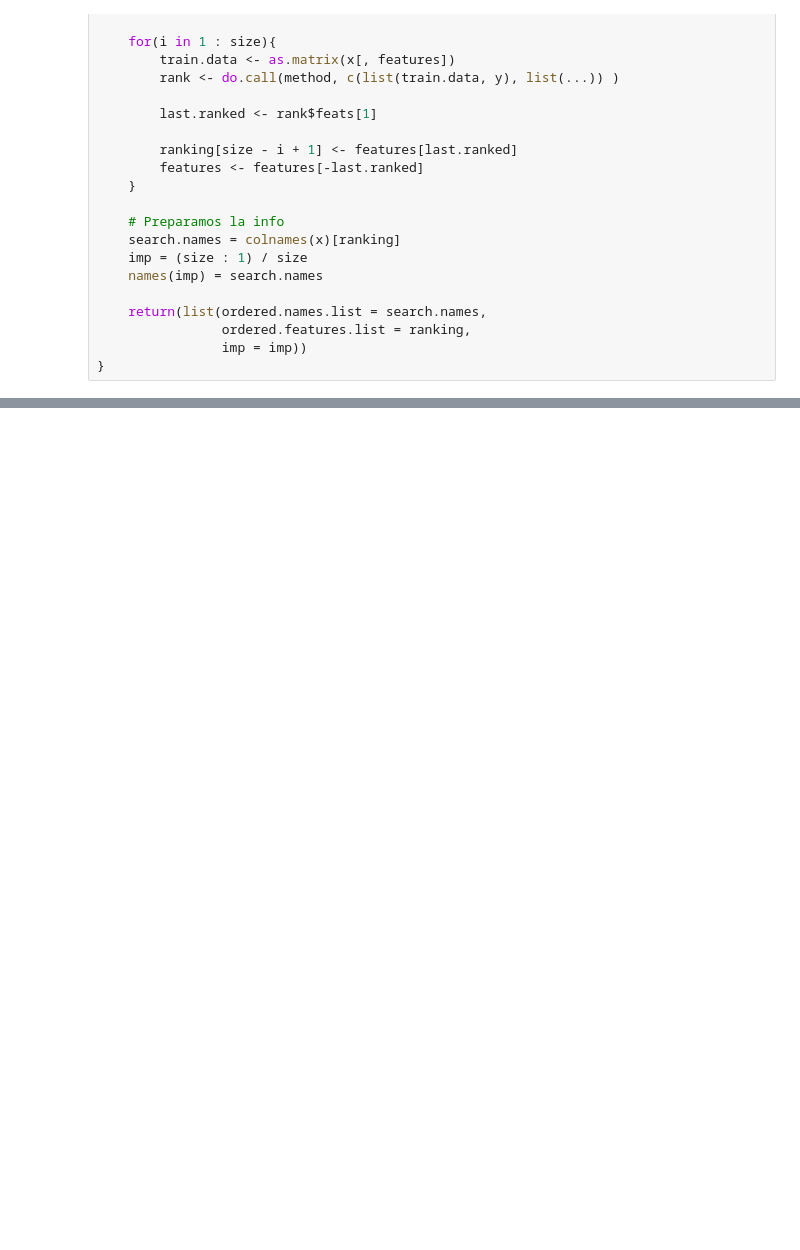
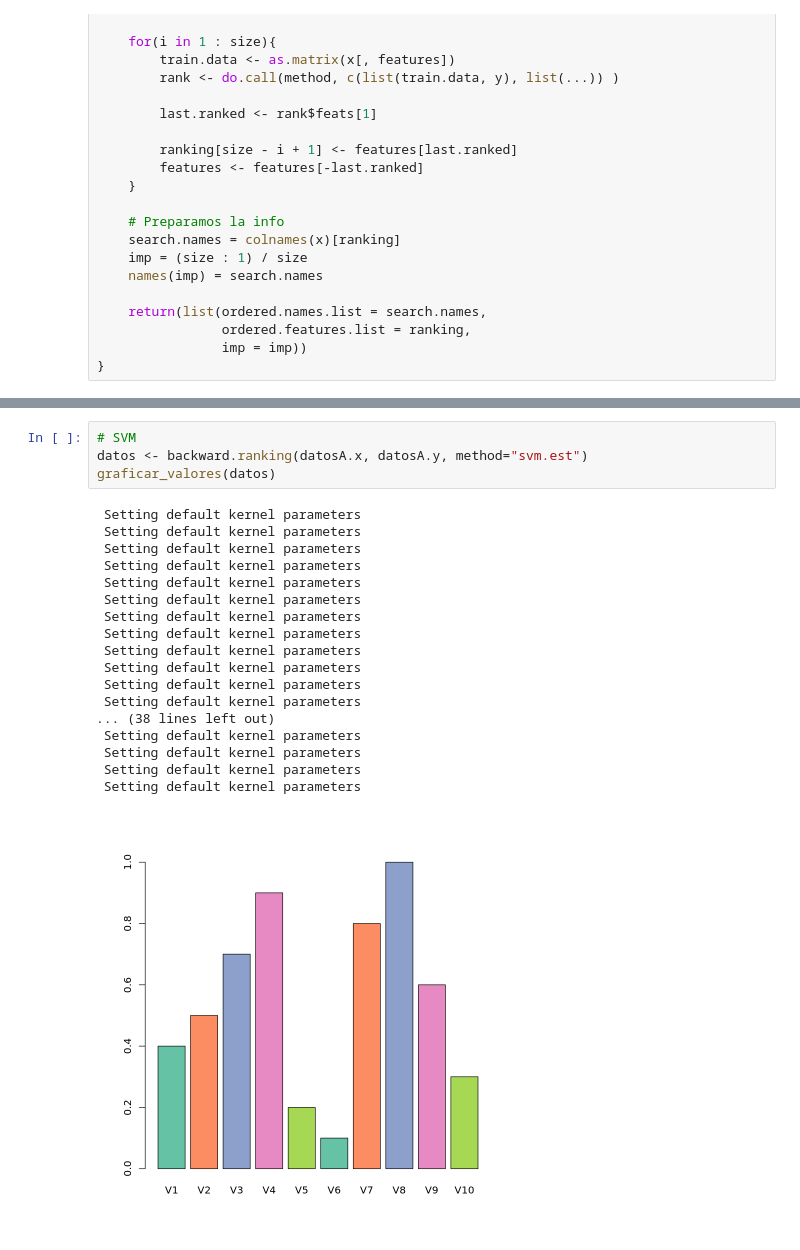
Before and after one commit to natimellino/mineria-de-datos, a Jupyter notebook: TP2.ipynb, the cells around one changed output, grey strips where cells are left out. Saved outputs shown, nothing was run; the diff lists cells and outputs as text; blank space fills up the shorter version.

```diff
--- a/TP2.ipynb
+++ b/TP2.ipynb
@@ -354,0 +357,23 @@ rfe.ranking <- function(x, y, method, ...){
+# %%
+# SVM
+datos <- backward.ranking(datosA.x, datosA.y, method="svm.est")
+graficar_valores(datos)
+# %% [output]
+ Setting default kernel parameters
+ Setting default kernel parameters
+ Setting default kernel parameters
+ Setting default kernel parameters
+ Setting default kernel parameters
+ Setting default kernel parameters
+ Setting default kernel parameters
+ Setting default kernel parameters
+ Setting default kernel parameters
+ Setting default kernel parameters
+ Setting default kernel parameters
+ Setting default kernel parameters
+... (38 lines left out)
+ Setting default kernel parameters
+ Setting default kernel parameters
+ Setting default kernel parameters
+ Setting default kernel parameters
+[figure, added]
```
Also changed, not shown: parts of 20 cells of this notebook.
